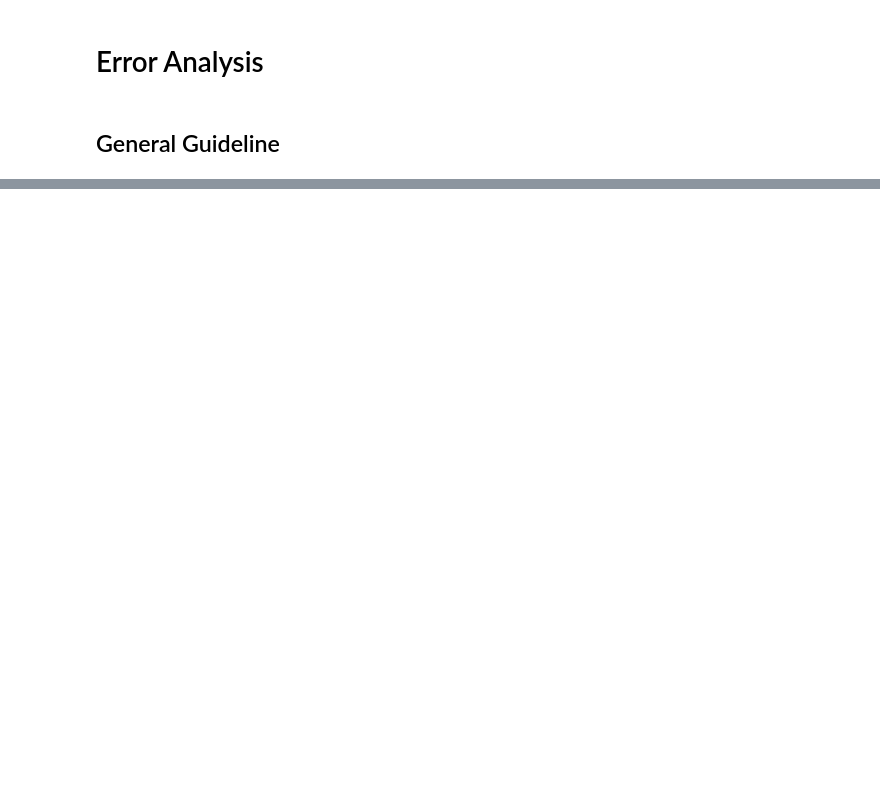
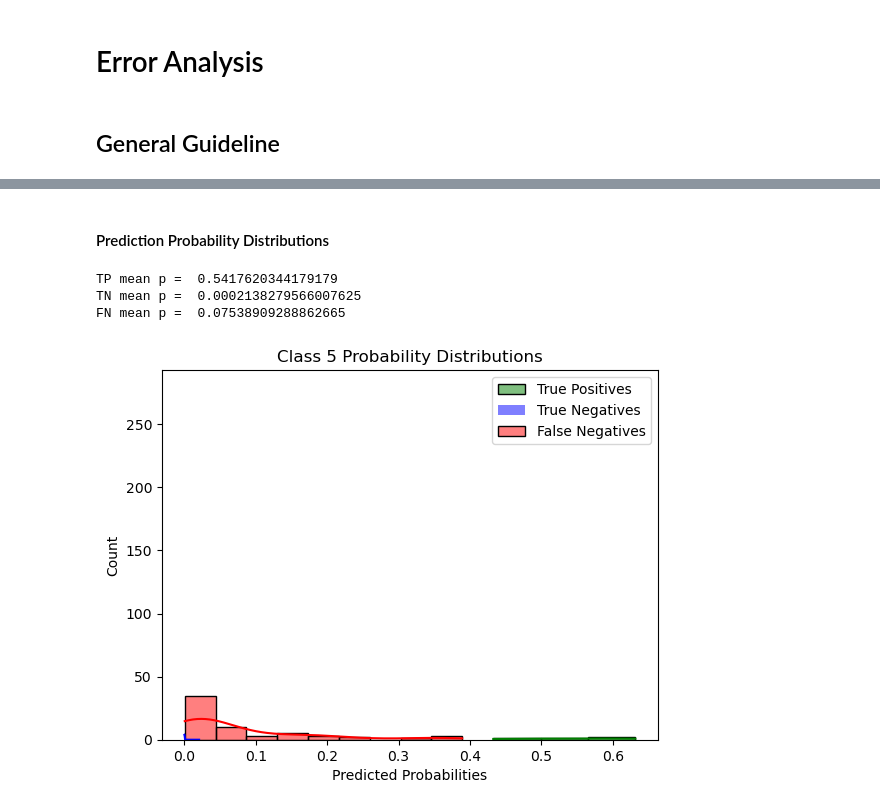
Before and after one commit to mxagar/tool_guides, a Jupyter notebook: fiftyone/notebooks/00_general.ipynb, the cells around one changed output, grey strips where cells are left out. Cells and saved outputs as stored; diff of their text form; code cells hidden in the pictures; blank space fills up the shorter version.

```diff
--- a/fiftyone/notebooks/00_general.ipynb
+++ b/fiftyone/notebooks/00_general.ipynb
@@ -29,0 +188,53 @@ FiftyOne provides a powerful UI that enables you to perform visual error analysi
+# %% [markdown]
+#### Prediction Probability Distributions
+# %%
+import numpy as np
+import seaborn as sns
+import matplotlib.pyplot as plt
+
+def plot_probability_distributions(class_index, y_test, y_probs, y_pred):
+    # Create masks for the four conditions
+    tp_mask = (y_test == class_index) & (y_pred == class_index)
+    tn_mask = (y_test != class_index) & (y_pred != class_index)
+    fp_mask = (y_test != class_index) & (y_pred == class_index)
+    fn_mask = (y_test == class_index) & (y_pred != class_index)
+
+    # Initialize variables to avoid reference before assignment
+    tp_probs, tn_probs, fp_probs, fn_probs = [], [], [], []
+
+    # Check if there are any probabilities to be plotted for each condition
+    if np.any(tp_mask):
+        tp_probs = y_probs[tp_mask, class_index]
+        print("TP mean p = ", np.mean(tp_probs))
+    if np.any(tn_mask):
+        tn_probs = y_probs[tn_mask, class_index]
+        print("TN mean p = ", np.mean(tn_probs))
+    if np.any(fp_mask):
+        fp_probs = y_probs[fp_mask, class_index]
+        print("FP mean p = ", np.mean(fp_probs))
+    if np.any(fn_mask):
+        fn_probs = y_probs[fn_mask, class_index]
+        print("FN mean p = ", np.mean(fn_probs))
+
+    # Plot distributions
+    if len(tp_probs) > 0:
+        sns.histplot(tp_probs, color='green', label='True Positives', kde=True)
+    if len(tn_probs) > 0:
+        sns.histplot(tn_probs, color='blue', label='True Negatives', kde=True)
+    if len(fp_probs) > 0:
+        sns.histplot(fp_probs, color='orange', label='False Positives', kde=True)
+    if len(fn_probs) > 0:
+        sns.histplot(fn_probs, color='red', label='False Negatives', kde=True)
+
+    plt.legend()
+    plt.xlabel('Predicted Probabilities')
+    plt.title(f'Class {class_names[class_index]} Probability Distributions')
+    plt.show()
+
+# Example usage for class 0
+plot_probability_distributions(5, y_test, y_probs, y_pred)
+# %% [output]
+TP mean p =  0.5417620344179179
+TN mean p =  0.0002138279566007625
+FN mean p =  0.07538909288862665
+[figure, added]
```
Also changed, not shown: parts of 14 cells of this notebook, 1 other file.
